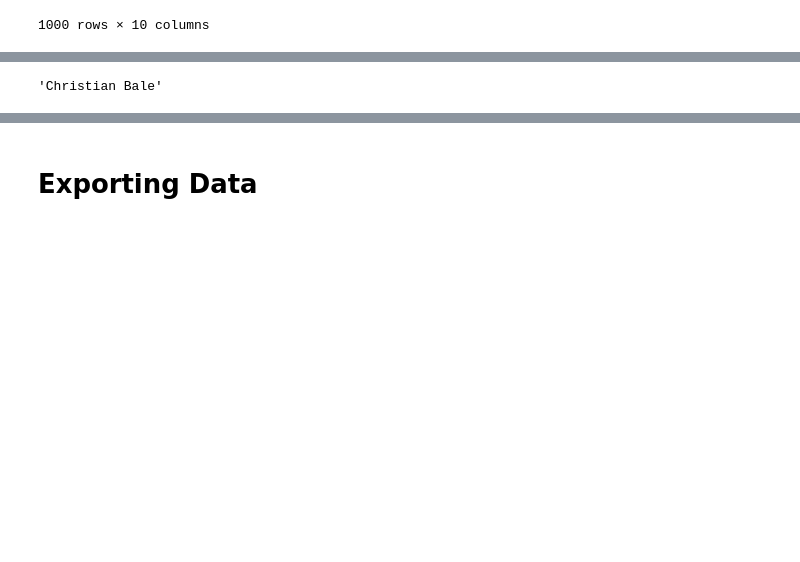
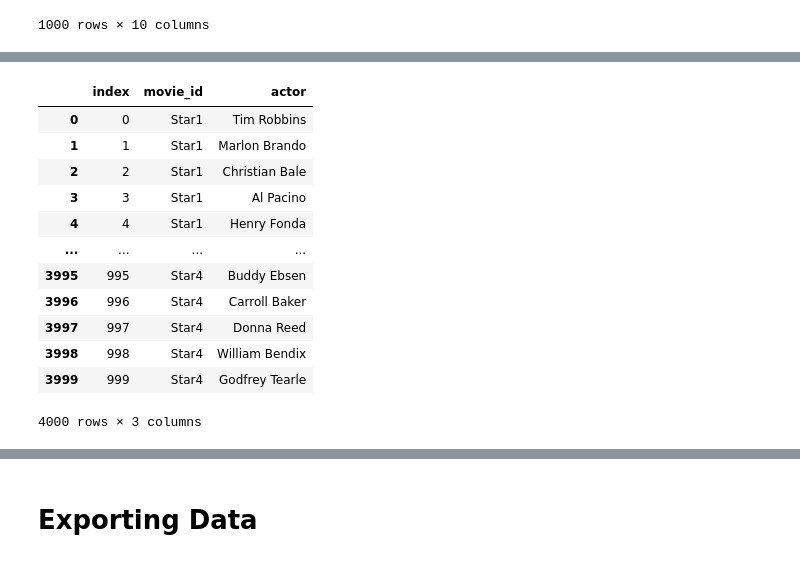
Before and after one commit to Costa-LG/Movies-Data-Analysis, a Jupyter notebook: Cleaning_Data.ipynb, the cells around one changed output, grey strips where cells are left out. Drawn from its saved outputs; the diff is of its cells as text; code cells hidden in the pictures; blank space fills up the shorter version.

```diff
--- a/Cleaning_Data.ipynb
+++ b/Cleaning_Data.ipynb
@@ -230,5 +239,17 @@ movies
 # %%
-
-df["Star1"].unique()
+acted = df.melt(id_vars = ["index"], value_vars = ["Star1", "Star2", "Star3", "Star4"], var_name = "movie_id", value_name = "actor")
+acted
 # %% [output]
+|  | index | movie_id | actor |
+| 0 | 0 | Star1 | Tim Robbins |
+| 1 | 1 | Star1 | Marlon Brando |
+| 2 | 2 | Star1 | Christian Bale |
+| 3 | 3 | Star1 | Al Pacino |
+| 4 | 4 | Star1 | Henry Fonda |
+| ... | ... | ... | ... |
+| 3995 | 995 | Star4 | Buddy Ebsen |
+| 3996 | 996 | Star4 | Carroll Baker |
+| 3997 | 997 | Star4 | Donna Reed |
+| 3998 | 998 | Star4 | William Bendix |
+| 3999 | 999 | Star4 | Godfrey Tearle |
-'Christian Bale'
+4000 rows × 3 columns
```
Also changed, not shown: parts of 16 cells of this notebook.
